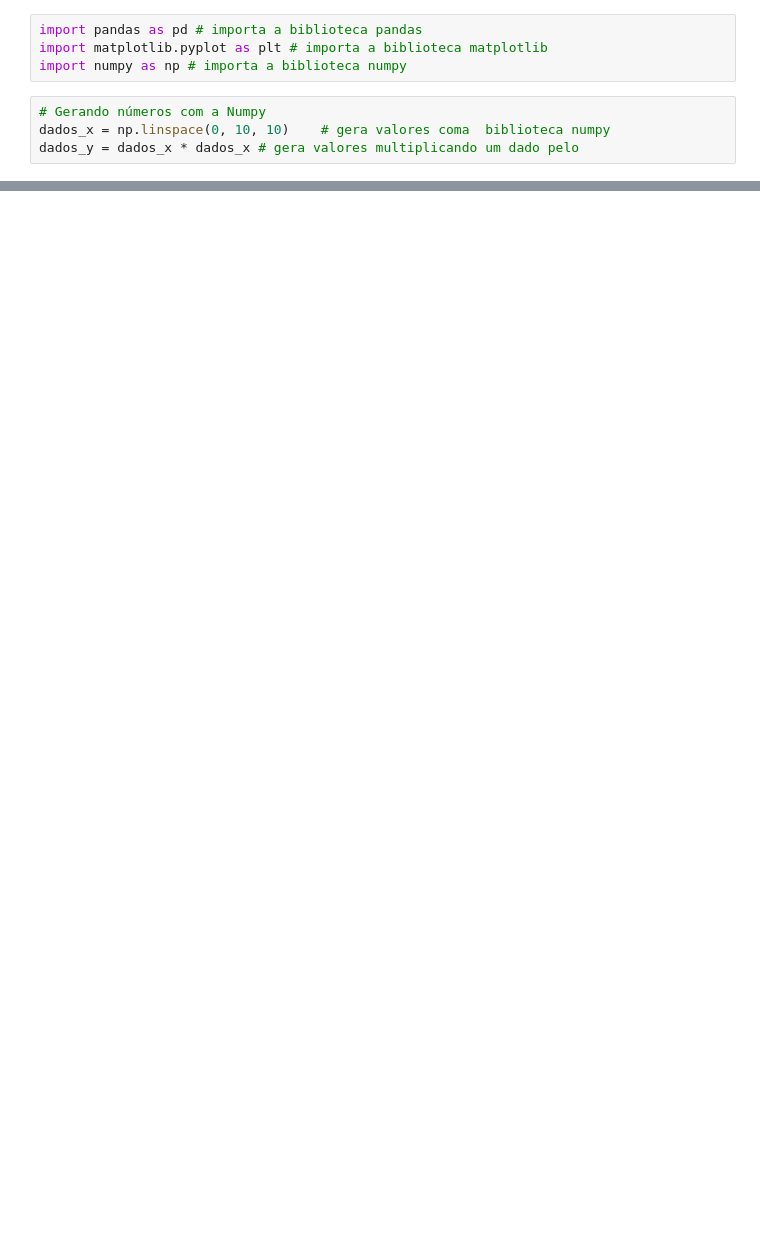
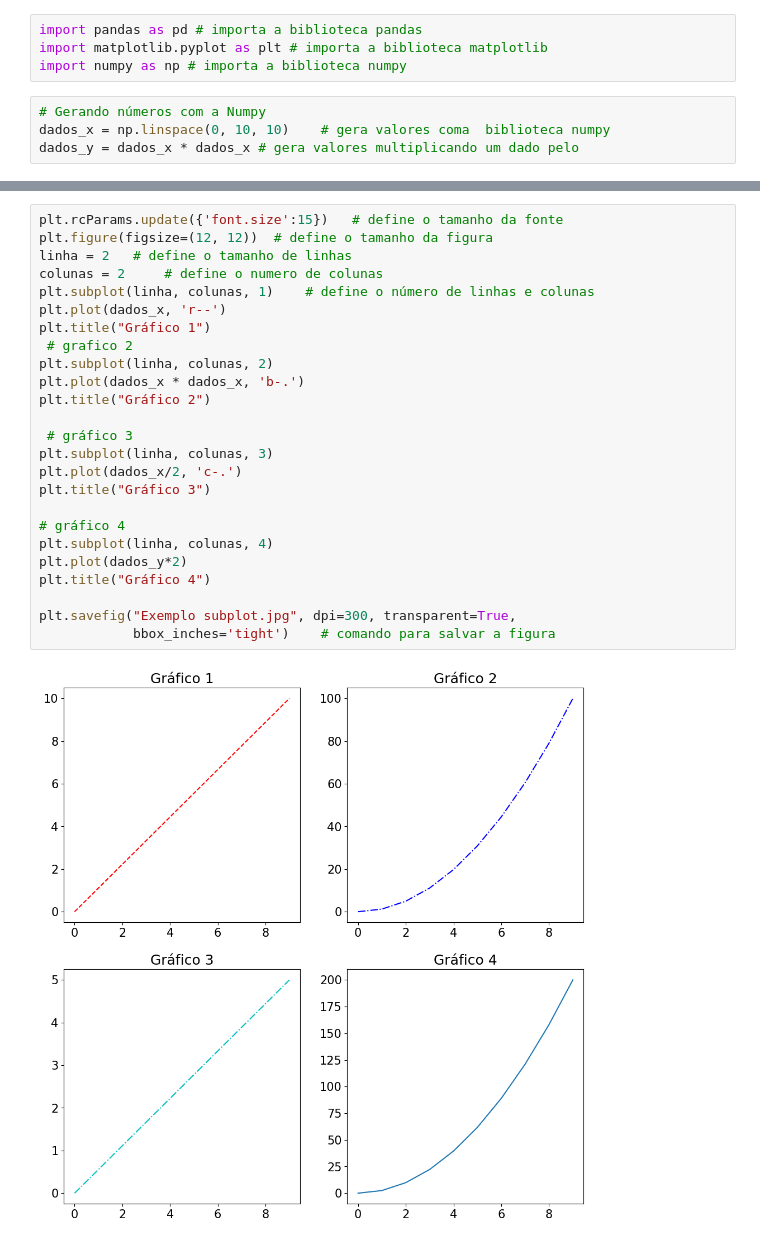
Before and after one commit to Isadorq/IABD---Exemplo-aula-2, a Jupyter notebook: aula03/aula.03.ipynb, the cells around one changed output, grey strips where cells are left out. Cells and saved outputs as stored; diff of their text form; blank space fills up the shorter version.

```diff
--- a/aula03/aula.03.ipynb
+++ b/aula03/aula.03.ipynb
@@ -18,0 +22,27 @@ plt.plot(dados_x, dados_y,
+# %%
+plt.rcParams.update({'font.size':15})   # define o tamanho da fonte
+plt.figure(figsize=(12, 12))  # define o tamanho da figura
+linha = 2   # define o tamanho de linhas
+colunas = 2     # define o numero de colunas
+plt.subplot(linha, colunas, 1)    # define o número de linhas e colunas
+plt.plot(dados_x, 'r--')
+plt.title("Gráfico 1")
+ # grafico 2
+plt.subplot(linha, colunas, 2)
+plt.plot(dados_x * dados_x, 'b-.')
+plt.title("Gráfico 2")
+
+ # gráfico 3
+plt.subplot(linha, colunas, 3)
+plt.plot(dados_x/2, 'c-.')
+plt.title("Gráfico 3")
+
+# gráfico 4
+plt.subplot(linha, colunas, 4)
+plt.plot(dados_y*2)
+plt.title("Gráfico 4")
+
+plt.savefig("Exemplo subplot.jpg", dpi=300, transparent=True,
+            bbox_inches='tight')    # comando para salvar a figura
+# %% [output]
+[figure, added]
```
Also changed, not shown: parts of 4 cells of this notebook, 3 other files.
